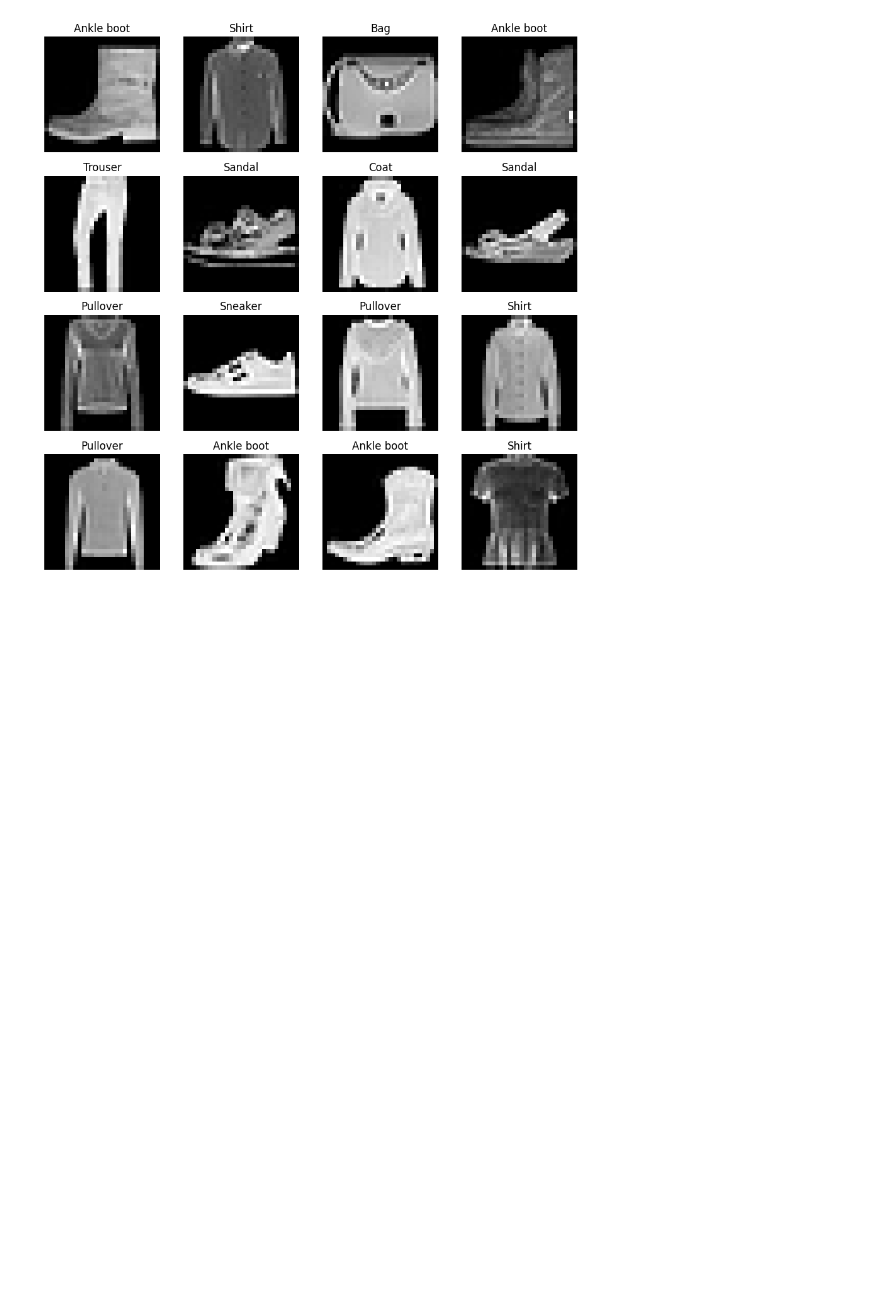
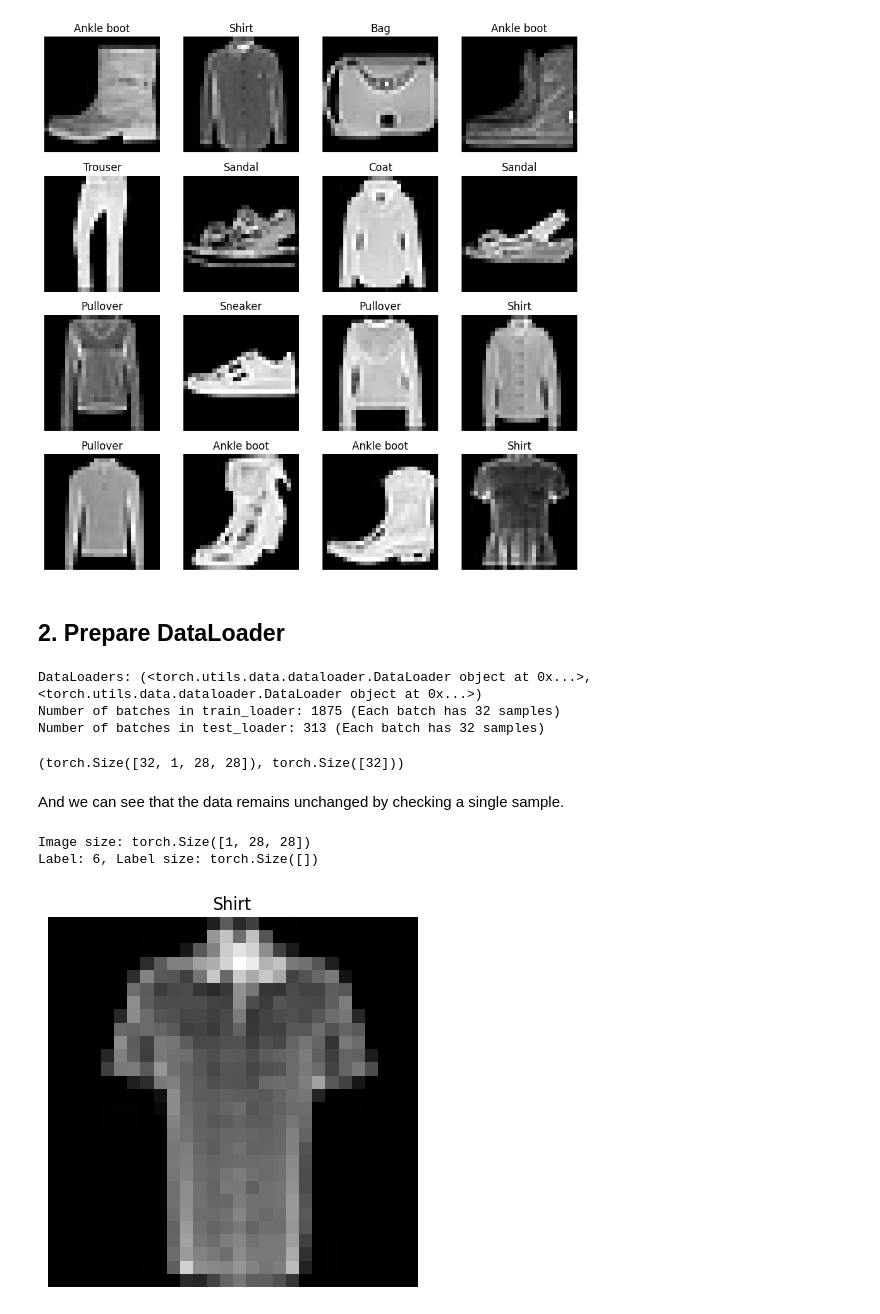
Before and after one commit to Sunday-Okey/Computer_Vision_Project, a Jupyter notebook: Computer_Vision.ipynb, the cells around one changed output. Drawn from its saved outputs; the diff is of its cells as text; code cells hidden in the pictures; blank space fills up the shorter version.

```diff
--- a/Computer_Vision.ipynb
+++ b/Computer_Vision.ipynb
@@ -166,3 +166,59 @@ plt.tight_layout()
 plt.show()
 # %% [output]
 [figure]
+# %% [markdown]
+## 2. Prepare DataLoader
+# %%
+from torch.utils.data import DataLoader
+
+# Define the batch size for the data loading
+batch_size = 32
+
+# Create DataLoader instances for training and testing datasets
+train_loader = DataLoader(dataset=train_dataset,  # The dataset to wrap
+                          batch_size=batch_size,  # Number of samples per batch
+                          shuffle=True)  # Shuffle the data at every epoch
+
+test_loader = DataLoader(dataset=test_dataset,  # The dataset to wrap
+                         batch_size=batch_size,  # Number of samples per batch
+                         shuffle=False)  # No need to shuffle the test data
+
+# Output the details of the DataLoader instances created
+print("DataLoaders:", (train_loader, test_loader))
+print(f"Number of batches in train_loader: {len(train_loader)} (Each batch has {batch_size} samples)")
+print(f"Number of batches in test_loader: {len(test_loader)} (Each batch has {batch_size} samples)")
+# %% [output]
+DataLoaders: (<torch.utils.data.dataloader.DataLoader object at 0x...>, <torch.utils.data.dataloader.DataLoader object at 0x...>)
+Number of batches in train_loader: 1875 (Each batch has 32 samples)
+Number of batches in test_loader: 313 (Each batch has 32 samples)
+# %%
+# Check out what's inside the training dataloader
+train_features_batch, train_labels_batch = next(iter(train_loader))
+train_features_batch.shape, train_labels_batch.shape
+# %% [output]
+(torch.Size([32, 1, 28, 28]), torch.Size([32]))
+# %% [markdown]
+And we can see that the data remains unchanged by checking a single sample.
+# %%
+import matplotlib.pyplot as plt
+import torch
+
+# Ensure reproducibility
+torch.manual_seed(42)
+
+# Choose a random sample from the batch
+random_index = torch.randint(len(train_features_batch), (1,)).item()
+sample_image, sample_label = train_features_batch[random_index], train_labels_batch[random_index]
+
+# Display the image
+plt.imshow(sample_image.squeeze(), cmap='gray')
+plt.title(class_names[sample_label])
+plt.axis('off')  # Turns off the axis lines and labels
+
+# Print the size of the image and the label
+print(f"Image size: {sample_image.shape}")
+print(f"Label: {sample_label}, Label size: {sample_label.shape}")
+# %% [output]
+Image size: torch.Size([1, 28, 28])
+Label: 6, Label size: torch.Size([])
+[figure, added]
```
Also changed, not shown: parts of 1 cell of this notebook.
